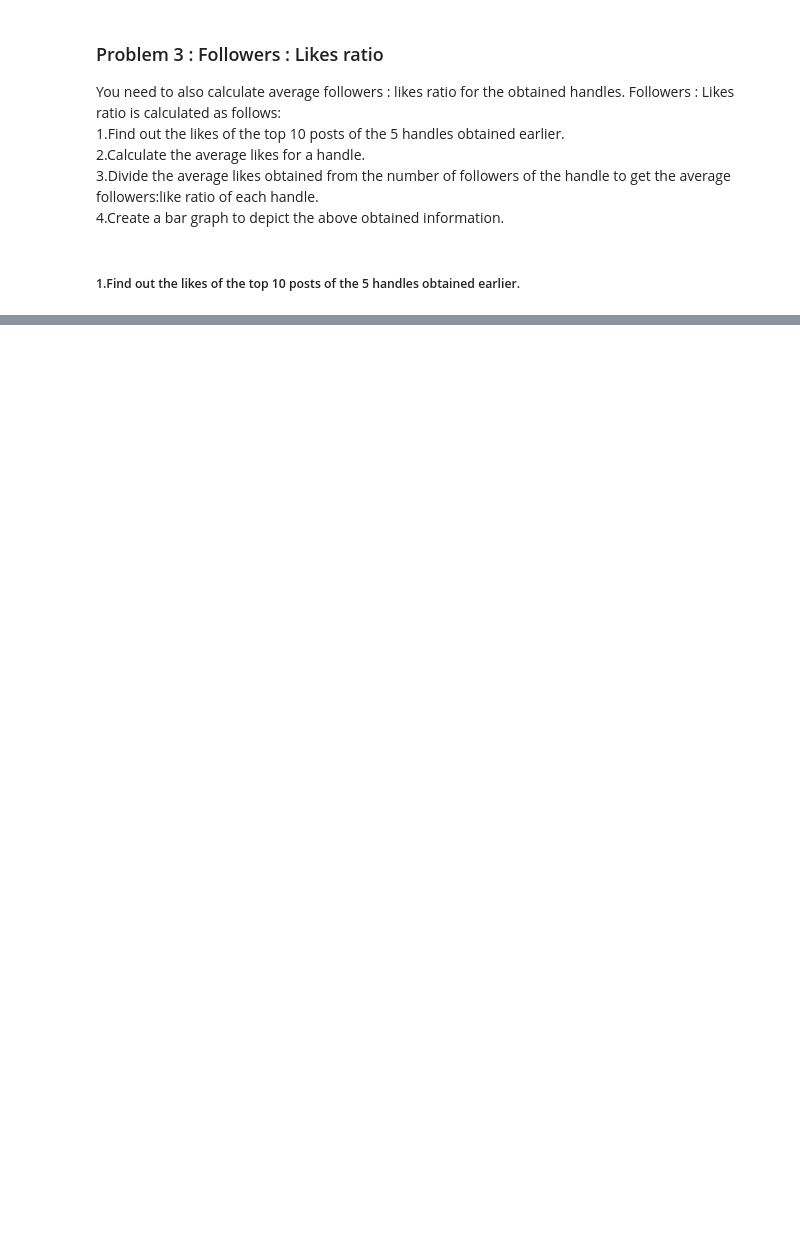
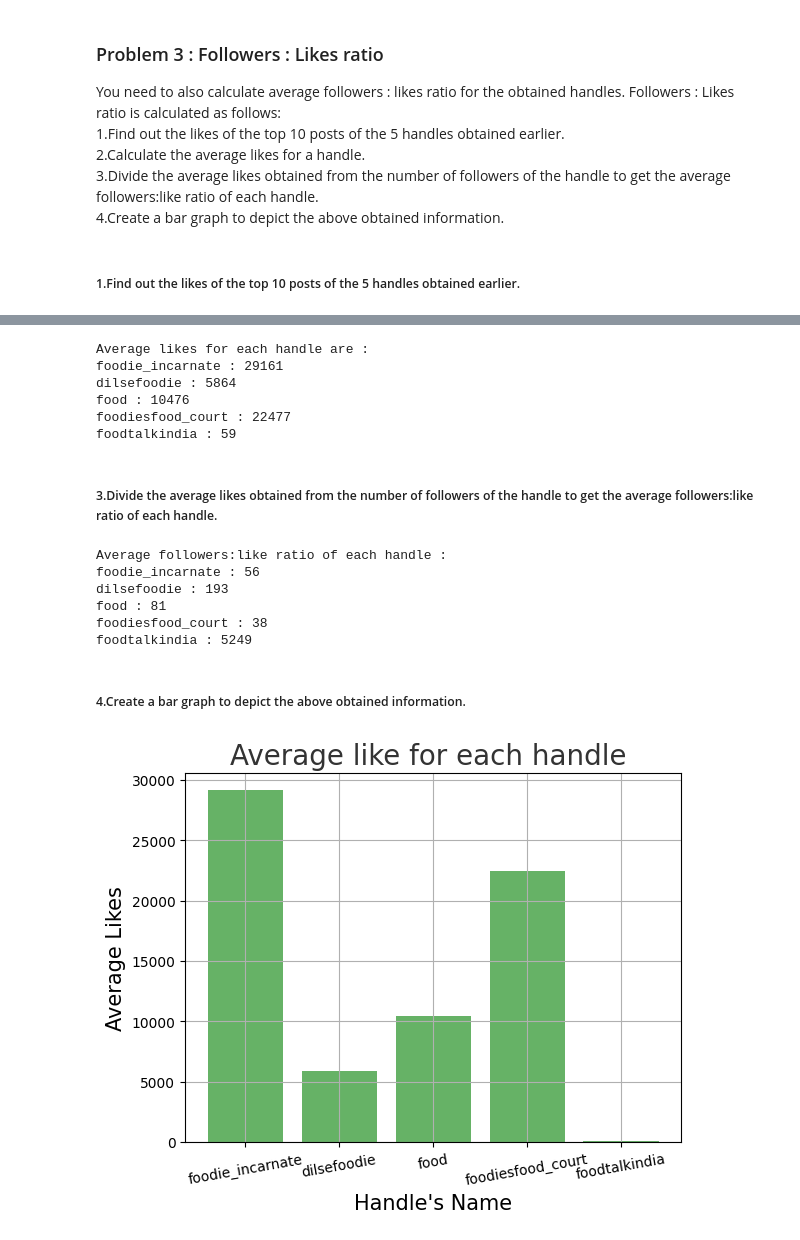
Before and after one commit to AdityaShirpure/Project_Instagram_Bot, a Jupyter notebook: Project_Instagram_Bot_Part_2.ipynb, the cells around one changed output, grey strips where cells are left out. Drawn from its saved outputs; the diff is of its cells as text; code cells hidden in the pictures; blank space fills up the shorter version.

```diff
--- a/Project_Instagram_Bot_Part_2.ipynb
+++ b/Project_Instagram_Bot_Part_2.ipynb
@@ -505,12 +514,3 @@ def get_likes(user):
         return likes
     except TimeoutException:
         print("Something Went Wrong! Try Again")
-# %%
-dct = {}
-for user in handles:
-    likes = get_likes(user)
-    dct[user] = likes
-    print("Number of likes of the top 10 posts of",user,":")
-    for i in likes:
-        print(i,"Likes")
-    print()
@@ -526,0 +549,23 @@ for user in handles :
+# %%
+#This function will return a dictionary of {'username':average like}
+def get_avg_likes(d):
+    avg_likes = {}
+    for key,val in d.items():
+            avg = sum(val) // 10
+            avg_likes[key] = avg
+    return avg_likes
+# %%
+avg_likes = get_avg_likes(dct)
+
+print('Average likes for each handle are :')
+for user,likes in avg_likes.items():
+    print(user, ':', likes)
+# %% [output]
+Average likes for each handle are :
+foodie_incarnate : 29161
+dilsefoodie : 5864
+food : 10476
+foodiesfood_court : 22477
+foodtalkindia : 59
+# %% [markdown]
+##### 3.Divide the average likes obtained from the number of followers of the handle to get the average followers:like ratio of each handle.
@@ -526,0 +579,32 @@ for user in handles :
+# %%
+#here I am using the answer of problem 1.1 which contains a dictionary of {'username':followers} ie top_handles
+#extracing username from top_handles
+top_handles_names = list(top_handles.keys())
+#now calling function getavg_foll_like_ratio(top_handles,avg_like,users)
+avg_fol_like_ratio = getavg_foll_like_ratio(top_handles, avg_likes, top_handles_names)
+print('Average followers:like ratio of each handle :')
+for user,ratio in avg_fol_like_ratio.items():
+    print(user, ':', ratio)
+# %% [output]
+Average followers:like ratio of each handle :
+foodie_incarnate : 56
+dilsefoodie : 193
+food : 81
+foodiesfood_court : 38
+foodtalkindia : 5249
+# %% [markdown]
+##### 4.Create a bar graph to depict the above obtained information.
+# %%
+#for this I will use answer of problem 3.2
+username = list(avg_likes.keys())
+avg_like = list(avg_likes.values())
+
+plt.bar(username,avg_like,color='g',alpha=0.6)
+plt.ylabel("Average Likes",size=15)
+plt.xlabel("Handle's Name",size=15)
+plt.title('Average like for each handle ',fontsize=20, color='black',alpha=0.8)
+plt.xticks(rotation=10)
+plt.grid()
+plt.show()
+# %% [output]
+[figure, added]
```
Also changed, not shown: parts of 19 cells of this notebook, 1 other file.
